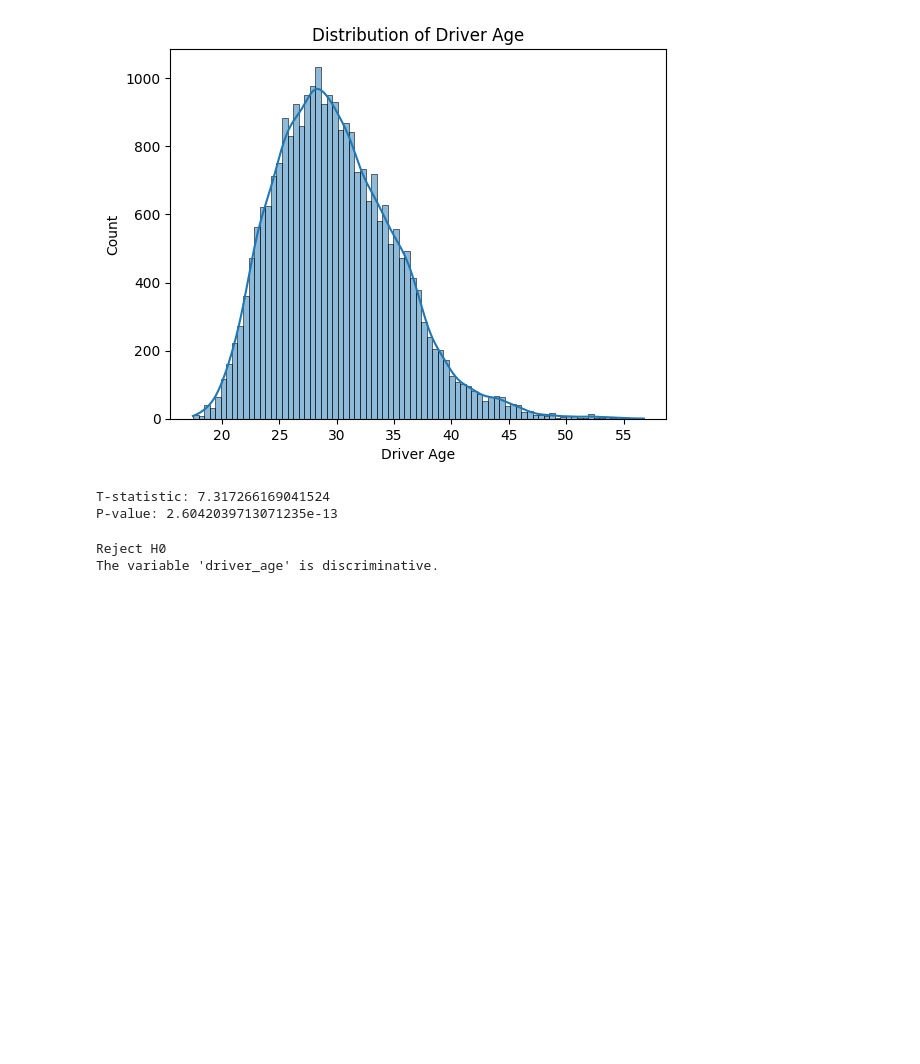
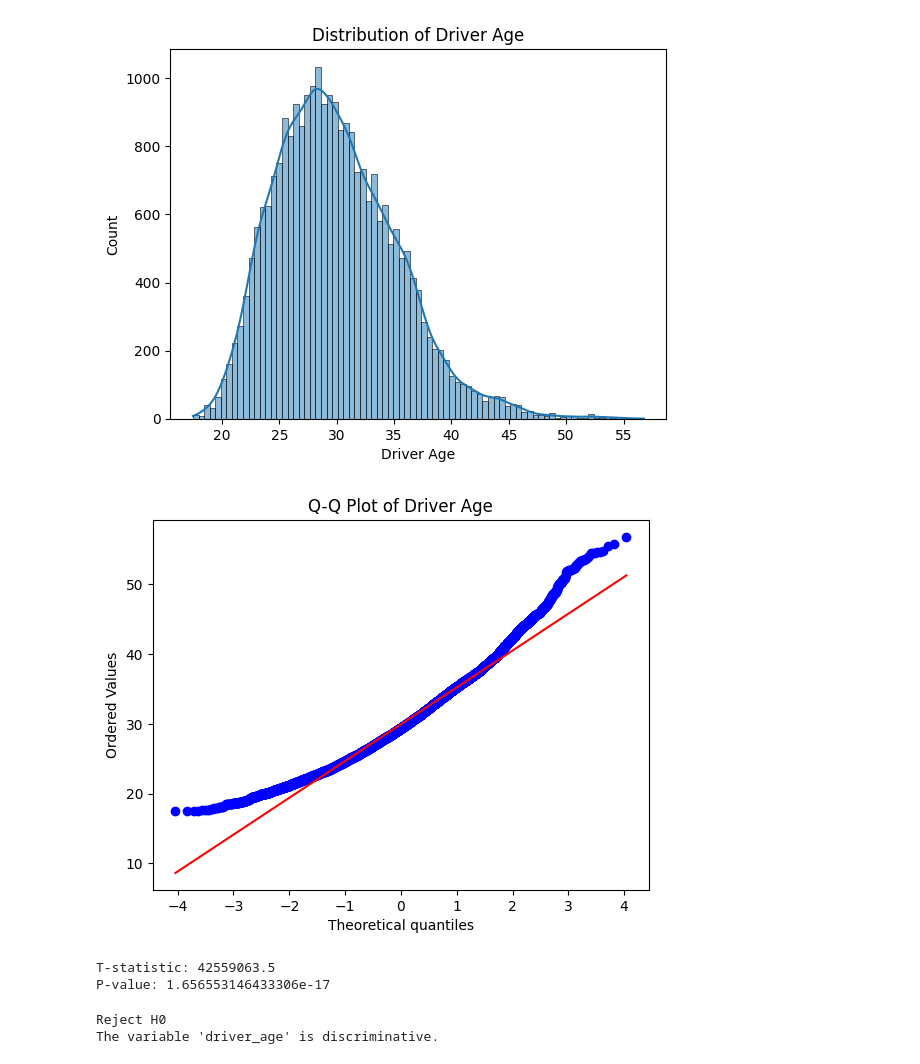
Before and after one commit to andersjohnsennn/F1-project, a Jupyter notebook: notebooks/04_classification_podium.ipynb, the cells around one changed output. Saved outputs shown, nothing was run; the diff lists cells and outputs as text; code cells hidden in the pictures; blank space fills up the shorter version.

Commit message:
Some new features for podium classification, tested the dist and descriptive ability of the variables

```diff
--- a/notebooks/04_classification_podium.ipynb
+++ b/notebooks/04_classification_podium.ipynb
@@ -153,8 +165,24 @@ plt.ylabel("Count")
 plt.show()
 # %% [output]
 [figure]
+# %%
+import scipy.stats as stats
+import matplotlib.pyplot as plt
+
+stats.probplot(
+    df["driver_age"].dropna(),
+    dist="norm",
+    plot=plt
+)
+
+plt.title("Q-Q Plot of Driver Age")
+
+plt.show()
+# %% [output]
+[figure, added]
 # %%
-from scipy.stats import ttest_ind
+from scipy.stats import mannwhitneyu
+
 
 # Separate groups
 podium_group = df[
@@ -166,7 +194,7 @@ non_podium_group = df[
 ]["driver_age"]
 
 # T-test
-t_stat, p_value = ttest_ind(
+t_stat, p_value = mannwhitneyu(
     podium_group,
     non_podium_group,
     nan_policy="omit"
@@ -175,8 +203,8 @@ t_stat, p_value = ttest_ind(
 print("T-statistic:", t_stat)
 print("P-value:", p_value)
 # %% [output]
-T-statistic: 7.317266169041524
-P-value: 2.6042039713071235e-13
+T-statistic: 42559063.5
+P-value: 1.656553146433306e-17
 # %%
 alpha = 0.05
 
```
Also changed, not shown: parts of 18 cells of this notebook, 2 other files.
